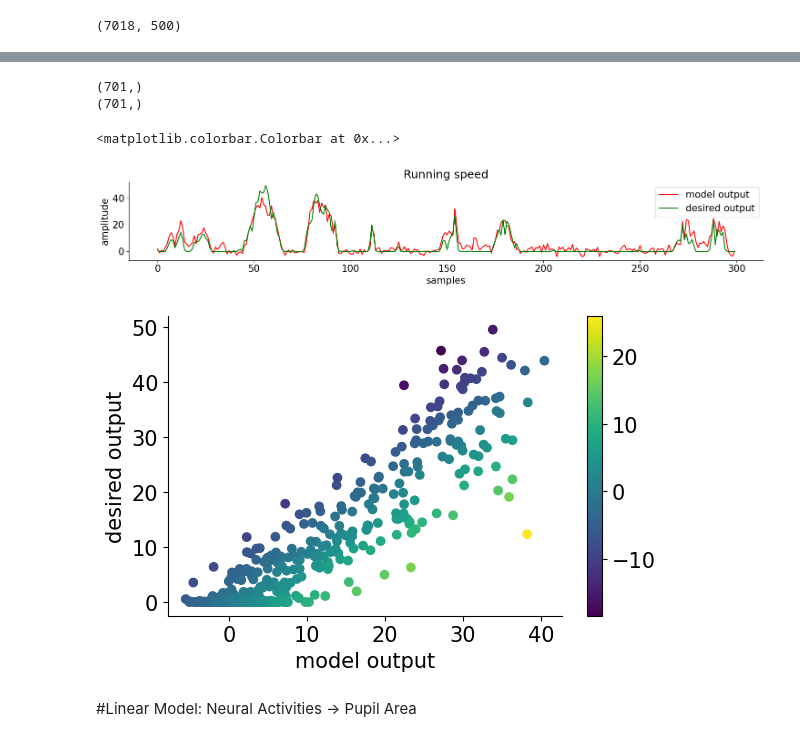
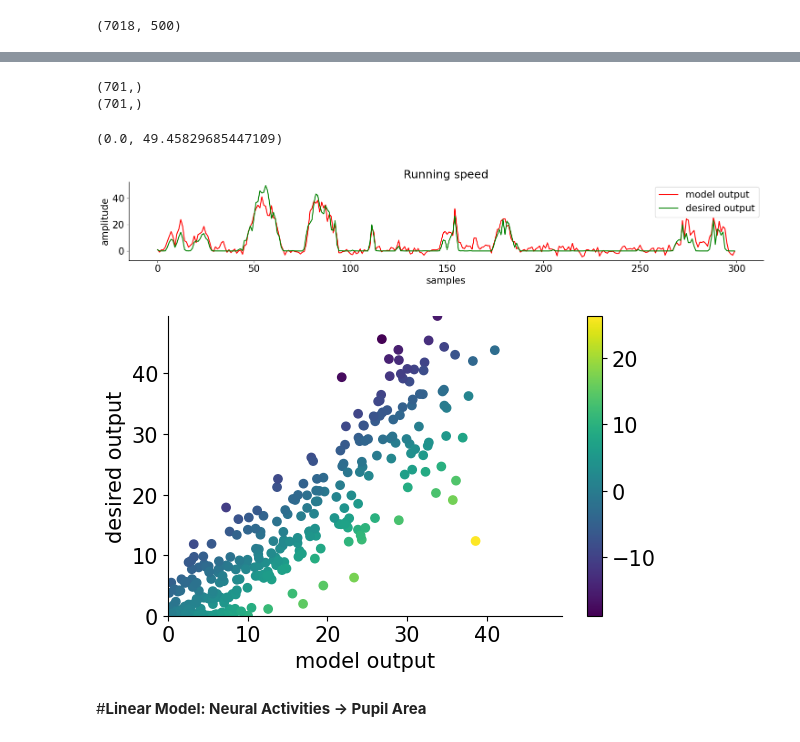
Before and after one commit to gbaghdadi/NeuromatchDeepLearningProject, a Jupyter notebook: NMAproject2023_LinearModel_StringerData.ipynb, the cells around one changed output, grey strips where cells are left out. Cells and saved outputs as stored; diff of their text form; code cells hidden in the pictures.

```diff
--- a/NMAproject2023_LinearModel_StringerData.ipynb
+++ b/NMAproject2023_LinearModel_StringerData.ipynb
@@ -179,29 +187,31 @@ mean mse:  3.5233662915243 std mse:  0.9153500978906494
 # %%
 # @title Results of linear decoding of running speed
 print(y_pred.shape)
 print(y_test.shape)
 plt.figure(figsize=(15,3))
 plt.plot(y_pred[0:300], color = 'r', label = "model output")
 plt.plot(y_test[0:300], color = 'g', label = "desired output")
 plt.legend()
 plt.xlabel("samples")
 plt.ylabel("amplitude")
 plt.title('Running speed')
 
 plt.figure(figsize=(6,4))
 err = y_pred - y_test
 plt.scatter(y_pred, y_test, c=err)
 plt.xlabel("model output")
 plt.ylabel("desired output")
 plt.colorbar()
+plt.xlim((0, np.max([y_pred, y_test])))
+plt.ylim((0, np.max([y_pred, y_test])))
 # %% [output]
 (701,)
 (701,)
-<matplotlib.colorbar.Colorbar at 0x...>
+(0.0, 49.45829685447109)
 [figure]
-[figure, old version]
+[figure, new version]
 # %% [markdown]
-#Linear Model:       Neural Activities -> Pupil Area
+#**Linear Model:       Neural Activities -> Pupil Area**
 # %%
 # @title Split data using Kfold
 num_of_folds = 10
```
Also changed, not shown: parts of 11 cells of this notebook.
